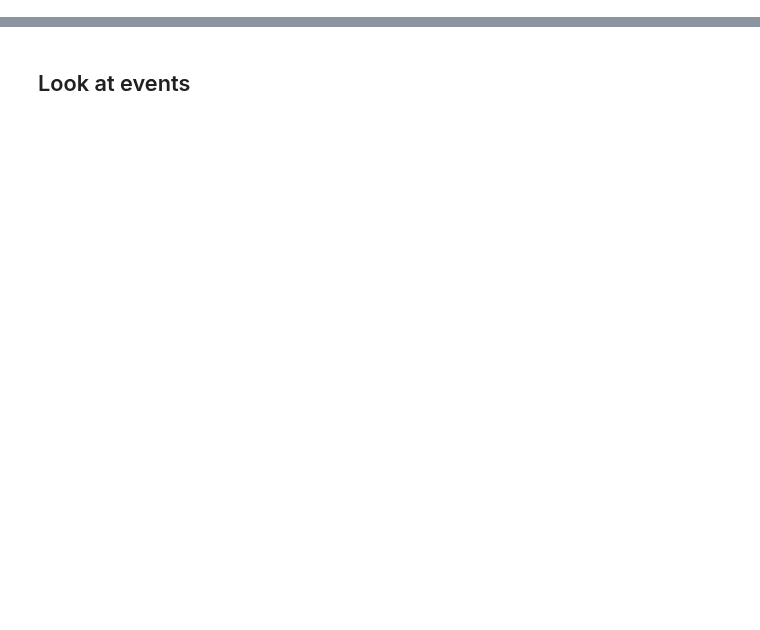
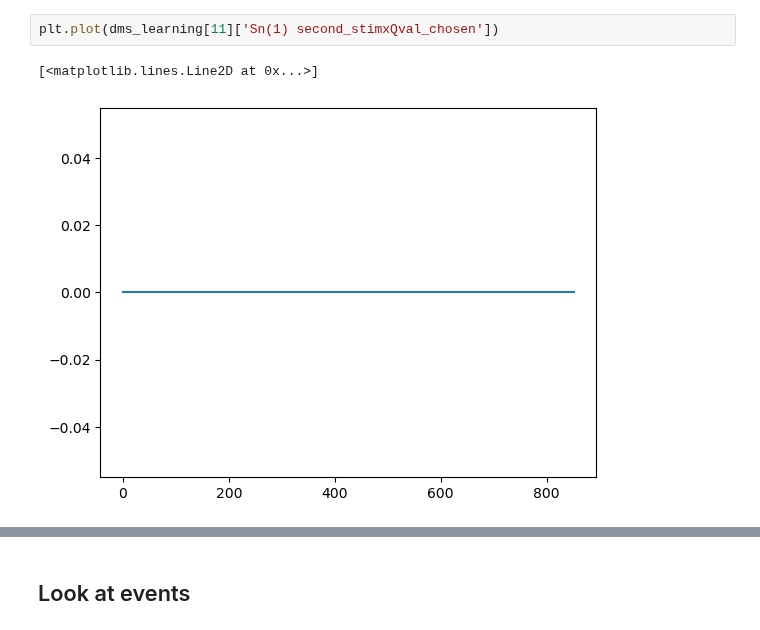
Before and after one commit to hugofluhr/learning-habits-analysis, a Jupyter notebook: notebooks/inspect_spm_dm.ipynb, the cells around one changed output, grey strips where cells are left out. Saved outputs shown, nothing was run; the diff lists cells and outputs as text; blank space fills up the shorter version.

```diff
--- a/notebooks/inspect_spm_dm.ipynb
+++ b/notebooks/inspect_spm_dm.ipynb
@@ -37,0 +70,5 @@ plot_design_matrix(dm)
+# %%
+plt.plot(dms_learning[11]['Sn(1) second_stimxQval_chosen'])
+# %% [output]
+[<matplotlib.lines.Line2D at 0x...>]
+[figure, added]
```
Also changed, not shown: parts of 17 cells of this notebook.
